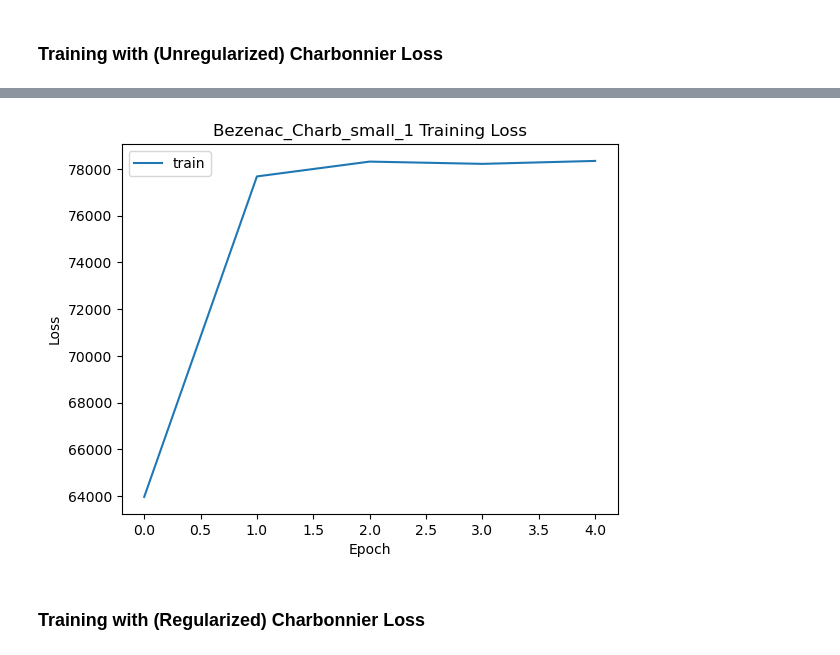
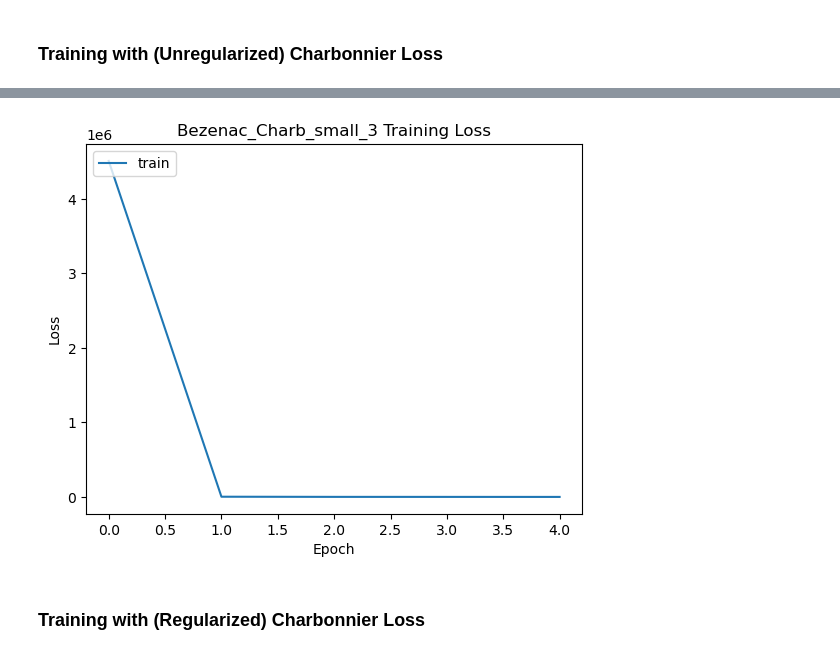
Before and after one commit to ghostpress/rainfall-pde-ml, a Jupyter notebook: code/MLcode.ipynb, the cells around one changed output, grey strips where cells are left out. Drawn from its saved outputs; the diff is of its cells as text; code cells hidden in the pictures.

```diff
--- a/code/MLcode.ipynb
+++ b/code/MLcode.ipynb
@@ -366,7 +366,7 @@ def squared_error_loss(y_pred, y):
 
 def charbonnier_loss(y_pred, y, alpha=0.5, epsilon=0):
     error = torch.sum((y_pred - y)**2, axis=1)
-    loss = torch.mean(torch.pow(error + eps, (1. / alpha)))
+    loss = torch.mean(torch.pow(error + epsilon, (1. / alpha)))
     return loss
 
 # TODO: add reg terms on W somehow (start with magnitude)
@@ -688,7 +688,7 @@ class Experiment():
             wind = outputs[0]
             y_pred = outputs[1]
 
-            if "MSE" or "Diff" in self.name:
+            if "MSE" or "Err" in self.name:
                 loss = self.loss_fn(y_pred, y)
             else:
                 loss = self.loss_fn(y_pred, y, wind, self.regloss)
@@ -755,8 +755,15 @@ class Experiment():
     def save_results(self, losses, fname):
         np.save(fname + ".npy", losses)
 
-    def save_model_state(self, fname):
-        pass
+    def save_model_state(self, epoch):
+        torch.save({
+            'epoch': epoch,
+            'model_state_dict': self.model.state_dict(),
+            'optimizer_state_dict': self.optimizer.state_dict(),
+            'loss': self.train_losses,
+            }, self.outdir)
+
+        print("Saved checkpoint at epoch", epoch)
 
     def run(self, epochs):
         print("Running experiment: " + self.name + "...")
@@ -767,14 +774,22 @@ class Experiment():
 
         for t in range(epochs):
             print(f"Epoch {t+1}\n-------------------------------")
+
+            start = datetime.now()
             epoch_losses = self.train_loop()
 
             fname = self.outdir + "/train_epoch_" + str(t)
             self.save_results(epoch_losses, fname)
 
             epoch_mean = np.round(np.mean(epoch_losses), 5)
+
             print("Mean:", epoch_mean)
+            print("Runtime:", datetime.now() - start)
+
             self.train_losses.append(epoch_mean)
+
+            if t % 100 == 0:
+                self.save_model_state(t)
 
         self.plot_loss(self.train_losses, "Training Loss", "Epoch", ["train"])
 
@@ -881,10 +888,10 @@ Mean: 0.07651
 net1 = CDNN(hist=4)
 optim = torch.optim.Adam(net1.parameters(), lr=1e-3)
 
-exp1 = Experiment(name="Bezenac_Charb_small_1",                         # de Bezenac model, trained on Regularized Charb Loss
+exp1 = Experiment(name="Bezenac_Charb_small_3",                         # de Bezenac model, trained on Charb Loss
                   trainset=training_loader, valset=None, testset=None,  # data loaders
                   model=net1,                                           # model with 4 days of history
-                  loss_fn=Charbonnier_Loss.apply,                       # loss function for training
+                  loss_fn=charbonnier_loss,                             # loss function for training
                   regloss=False,                                        # whether to regularize the training loss
                   test_loss=nn.MSELoss(reduction="mean"),               # loss function for testing
                   optimizer=optim,
@@ -913,4 +920,4 @@ Mean: 78339.53125
-[figure, old version]
+[figure, new version]
 # %% [markdown]
 ### Training with (Regularized) Charbonnier Loss
 # %%
```
Also changed, not shown: parts of 5 cells of this notebook.
